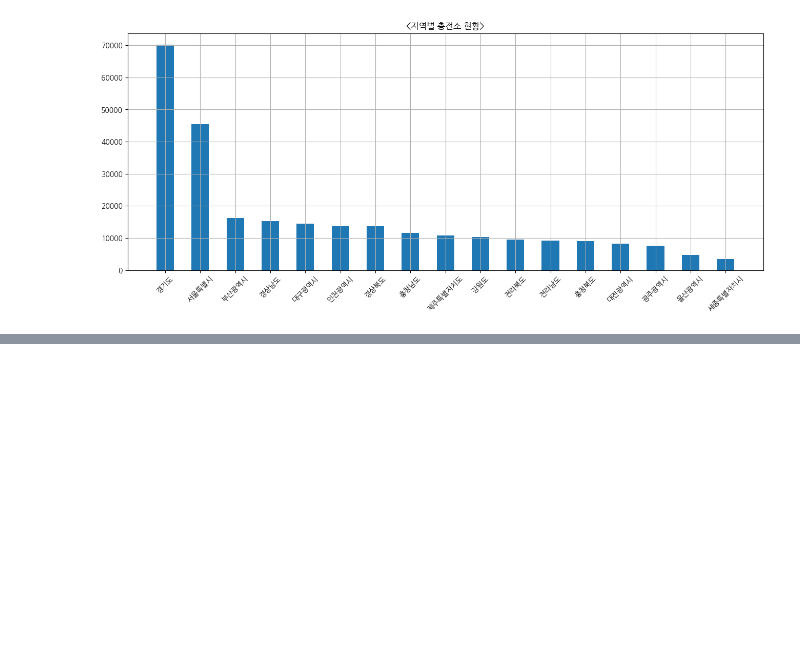
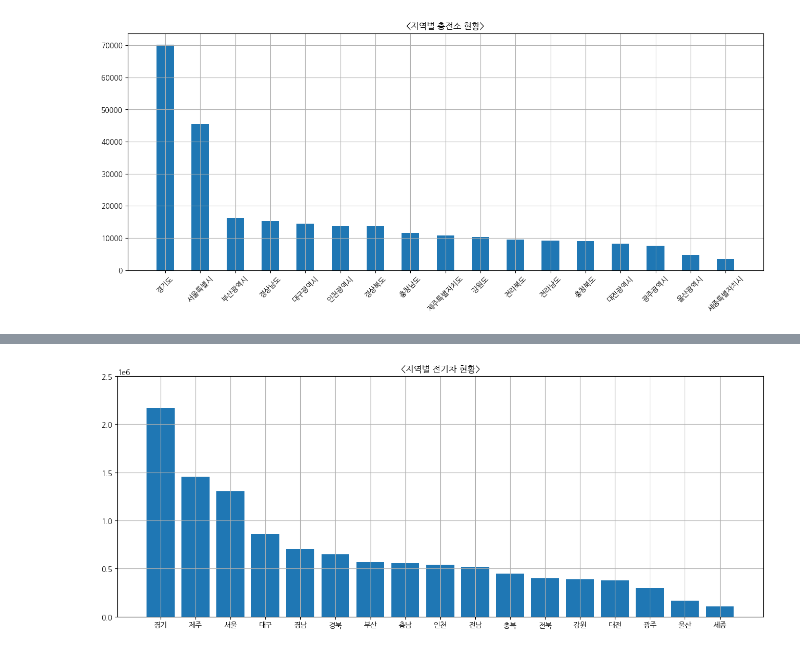
Before and after one commit to sw0296/Python-, a Jupyter notebook: 데이터 분석 프로젝트.ipynb, the cells around one changed output, grey strips where cells are left out. Drawn from its saved outputs; the diff is of its cells as text; code cells hidden in the pictures; blank space fills up the shorter version.

Commit message:
Add files via upload
데이터 분석 프로젝트 (수정)

```diff
--- a/데이터 분석 프로젝트.ipynb
+++ b/데이터 분석 프로젝트.ipynb
@@ -164,0 +181,17 @@ m
+# %%
+#지역별 전기차 현황
+import pandas as pd
+import matplotlib.pyplot as plt
+import seaborn as sns
+plt.figure(figsize=(16,6))
+plt.ylim([0,2500000])
+car_file = pd.read_csv("C:\\코딩온\\프로젝트\\자동차 - 복사본\\2014년~2023년 자동차 등록자료 통계.xlsx.csv", index_col=0 ,encoding='cp949')
+
+car_file.loc[:,"서울":"제주"][1:]
+car_city=car_file.loc[:,"서울":"제주"][1:].sum().sort_values(ascending=0)
+
+plt.bar(car_city.index,car_city.values )
+plt.title("<지역별 전기차 현황>")
+plt.grid(True)
+# %% [output]
+[figure, added]
```
Also changed, not shown: parts of 2 cells of this notebook.
